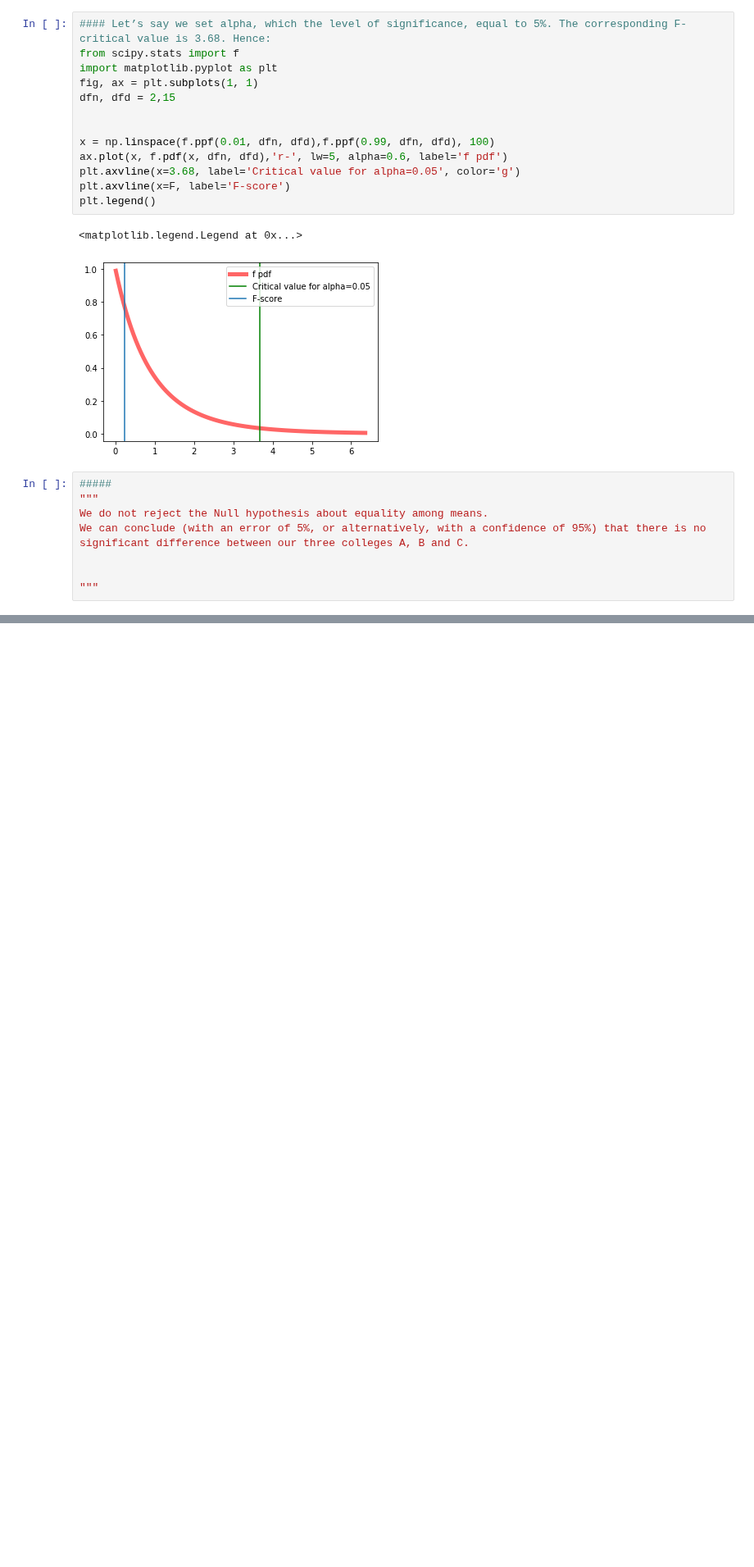
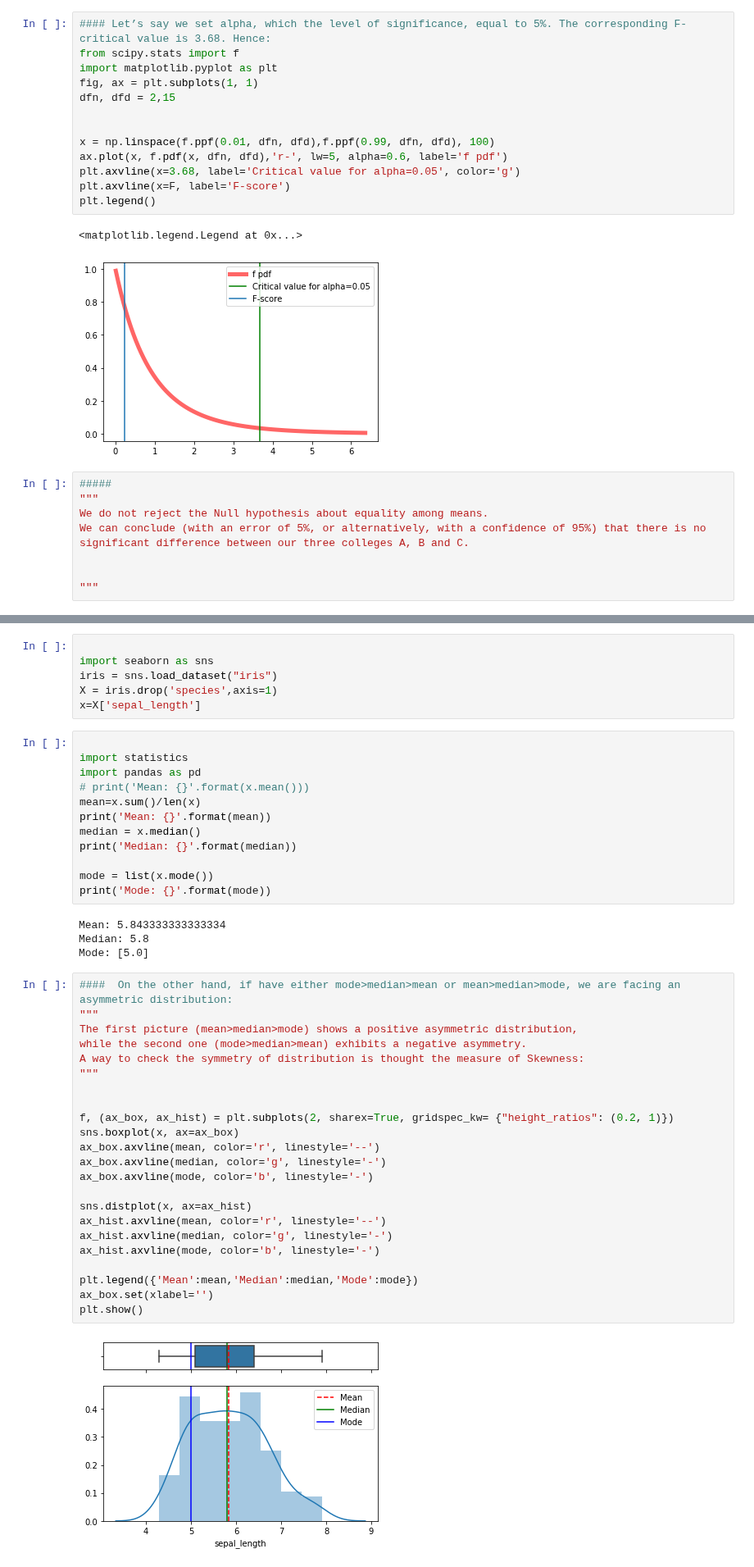
Before and after one commit to ragalaa/Directory, a Jupyter notebook: Statistics_Anova_Test(F_score).ipynb, the cells around one changed output, grey strips where cells are left out. Shown at 82% size. Saved outputs shown, nothing was run; the diff lists cells and outputs as text; blank space fills up the shorter version.

```diff
--- a/Statistics_Anova_Test(F_score).ipynb
+++ b/Statistics_Anova_Test(F_score).ipynb
@@ -153,0 +157,47 @@ We can conclude (with an error of 5%, or alternatively, with a confidence of 95%
+# %%
+
+import seaborn as sns
+iris = sns.load_dataset("iris")
+X = iris.drop('species',axis=1)
+x=X['sepal_length']
+# %%
+
+import statistics
+import pandas as pd
+# print('Mean: {}'.format(x.mean()))
+mean=x.sum()/len(x)
+print('Mean: {}'.format(mean))
+median = x.median()
+print('Median: {}'.format(median))
+
+mode = list(x.mode())
+print('Mode: {}'.format(mode))
+# %% [output]
+Mean: 5.843333333333334
+Median: 5.8
+Mode: [5.0]
+# %%
+####  On the other hand, if have either mode>median>mean or mean>median>mode, we are facing an asymmetric distribution:
+"""
+The first picture (mean>median>mode) shows a positive asymmetric distribution,
+while the second one (mode>median>mean) exhibits a negative asymmetry.
+A way to check the symmetry of distribution is thought the measure of Skewness:
+"""
+
+
+f, (ax_box, ax_hist) = plt.subplots(2, sharex=True, gridspec_kw= {"height_ratios": (0.2, 1)})
+sns.boxplot(x, ax=ax_box)
+ax_box.axvline(mean, color='r', linestyle='--')
+ax_box.axvline(median, color='g', linestyle='-')
+ax_box.axvline(mode, color='b', linestyle='-')
+
+sns.distplot(x, ax=ax_hist)
+ax_hist.axvline(mean, color='r', linestyle='--')
+ax_hist.axvline(median, color='g', linestyle='-')
+ax_hist.axvline(mode, color='b', linestyle='-')
+
+plt.legend({'Mean':mean,'Median':median,'Mode':mode})
+ax_box.set(xlabel='')
+plt.show()
+# %% [output]
+[figure, added]
```
Also changed, not shown: parts of 31 cells of this notebook.
